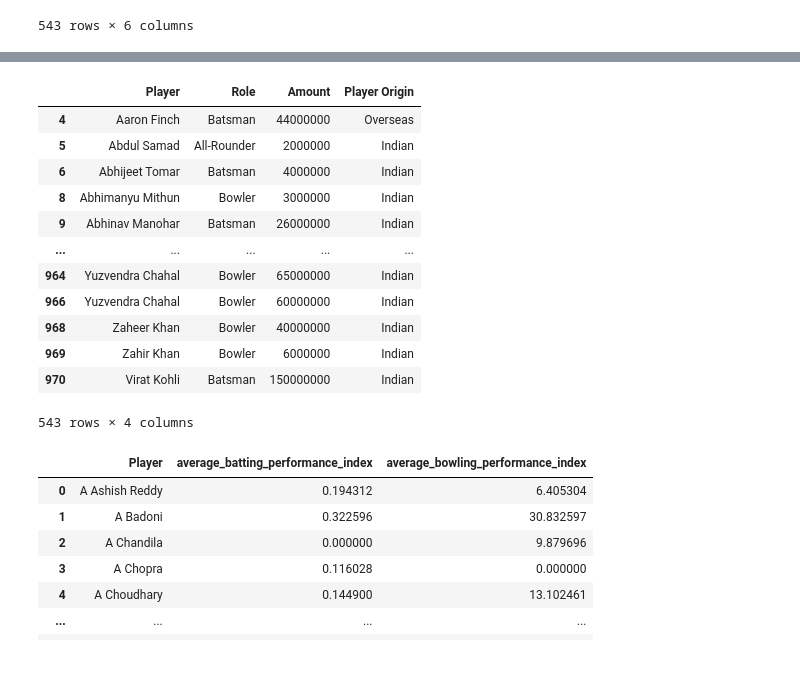
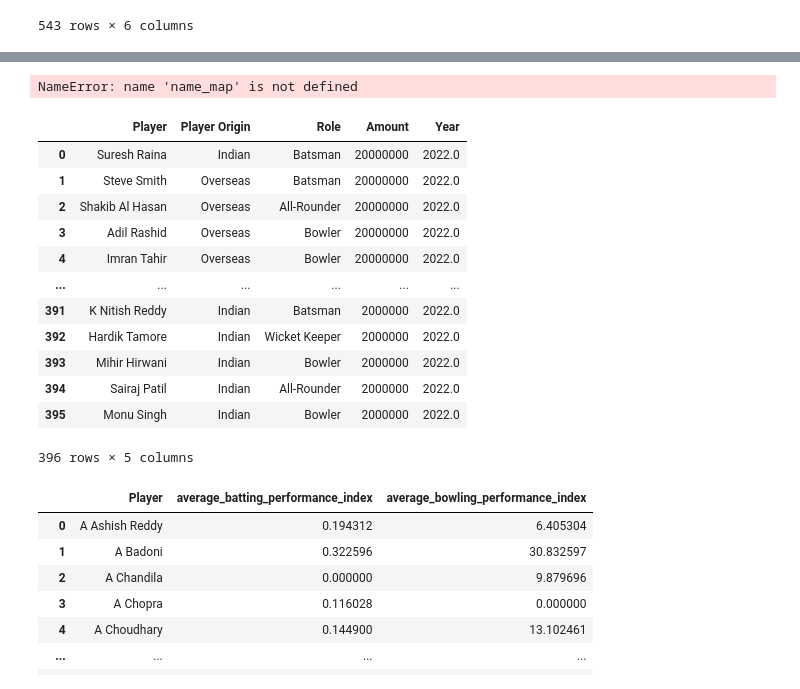
Before and after one commit to DyuthiVivek/IPL-auction-optimization-model, a Jupyter notebook: player_performance.ipynb, the cells around one changed output, grey strips where cells are left out. Drawn from its saved outputs; the diff is of its cells as text; code cells hidden in the pictures.

Commit message:
Integrated the webscraped unsold players' data into existing codebase

```diff
--- a/player_performance.ipynb
+++ b/player_performance.ipynb
@@ -906,4 +1089,7 @@ Zahir Khan
 # %%
 latest_records.replace({'Player':name_map}, inplace=True)
+unsoldPlayers_df.replace({'Player': unsoldPlayers_name_map}, inplace=True)
+# %% [output]
+NameError: name 'name_map' is not defined
 # %%
 latest_records.to_csv('latest_records.csv')
@@ -910,20 +1097,21 @@ latest_records.to_csv('latest_records.csv')
 # %%
 latest_records = pd.read_csv('latest_records.csv', index_col=0)
-latest_records
+unsoldPlayers_latest_records_df = pd.read_csv('unsoldPlayers_latest_records.csv', index_col=0)
+unsoldPlayers_latest_records_df
 # %% [output]
-|  | Player | Role | Amount | Player Origin |
-| 4 | Aaron Finch | Batsman | 44000000 | Overseas |
-| 5 | Abdul Samad | All-Rounder | 2000000 | Indian |
-| 6 | Abhijeet Tomar | Batsman | 4000000 | Indian |
-| 8 | Abhimanyu Mithun | Bowler | 3000000 | Indian |
-| 9 | Abhinav Manohar | Batsman | 26000000 | Indian |
-| ... | ... | ... | ... | ... |
-| 964 | Yuzvendra Chahal | Bowler | 65000000 | Indian |
-| 966 | Yuzvendra Chahal | Bowler | 60000000 | Indian |
-| 968 | Zaheer Khan | Bowler | 40000000 | Indian |
-| 969 | Zahir Khan | Bowler | 6000000 | Indian |
-| 970 | Virat Kohli | Batsman | 150000000 | Indian |
+|  | Player | Player Origin | Role | Amount | Year |
+| 0 | Suresh Raina | Indian | Batsman | 20000000 | 2022.0 |
+| 1 | Steve Smith | Overseas | Batsman | 20000000 | 2022.0 |
+| 2 | Shakib Al Hasan | Overseas | All-Rounder | 20000000 | 2022.0 |
+| 3 | Adil Rashid | Overseas | Bowler | 20000000 | 2022.0 |
+| 4 | Imran Tahir | Overseas | Bowler | 20000000 | 2022.0 |
+| ... | ... | ... | ... | ... | ... |
+| 391 | K Nitish Reddy | Indian | Batsman | 2000000 | 2022.0 |
+| 392 | Hardik Tamore | Indian | Wicket Keeper | 2000000 | 2022.0 |
+| 393 | Mihir Hirwani | Indian | Bowler | 2000000 | 2022.0 |
+| 394 | Sairaj Patil | Indian | All-Rounder | 2000000 | 2022.0 |
+| 395 | Monu Singh | Indian | Bowler | 2000000 | 2022.0 |
-543 rows × 4 columns
+396 rows × 5 columns
 # %%
 players = pd.read_csv('player_performance_index.csv', index_col=0)
 players.columns = ['Player', 'average_batting_performance_index',
```
Also changed, not shown: parts of 17 cells of this notebook, 2 other files.
